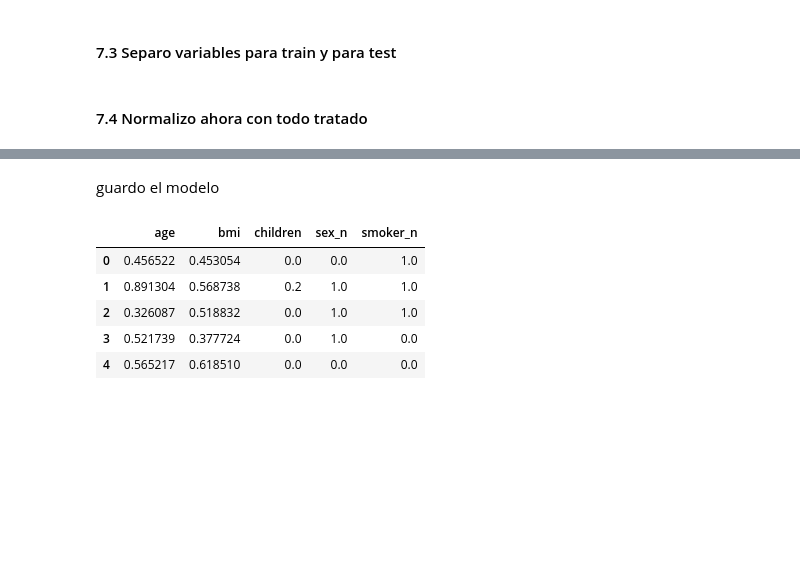
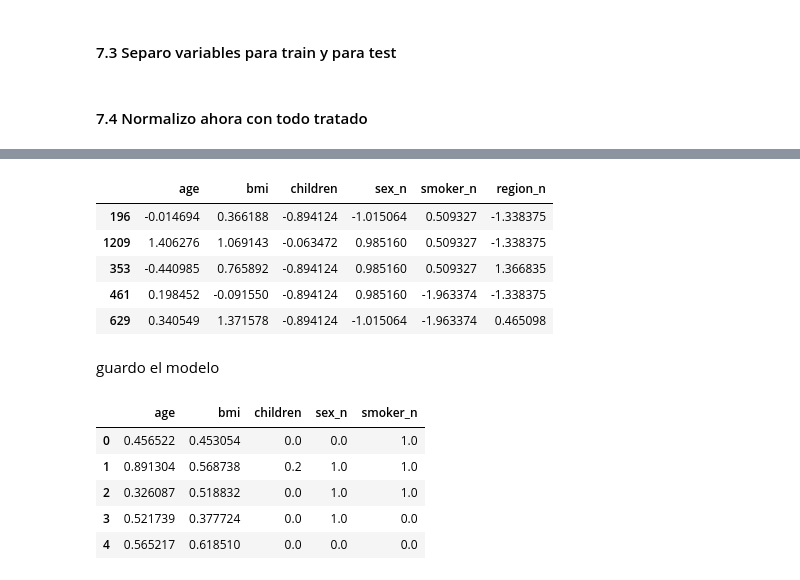
Before and after one commit to 4GeeksAcademy/14-PILAR-MLEARNING-MEDICO, a Jupyter notebook: NOTEBOOK PILAR.V1.ipynb, the cells around one changed output, grey strips where cells are left out. Drawn from its saved outputs; the diff is of its cells as text; code cells hidden in the pictures; blank space fills up the shorter version.

```diff
--- a/NOTEBOOK PILAR.V1.ipynb
+++ b/NOTEBOOK PILAR.V1.ipynb
@@ -871,3 +841,58 @@ df_final.head()
+# %%
+from sklearn.preprocessing import StandardScaler
+import pickle
+import os
+normalizador_con_outliers = StandardScaler()
+normalizador_con_outliers.fit(X_train)
+model_dir = "model"
+os.makedirs(model_dir, exist_ok=True)
+with open(f"{model_dir}/normalizador_con_outliers.pkl", "wb") as file:
+  pickle.dump(normalizador_con_outliers, file)
+X_train_con_outliers_norm = normalizador_con_outliers.transform(X_train)
+if len(num_variables) != X_train_con_outliers_norm.shape[1]:
+    num_variables = X_train.columns.tolist()
+X_train_con_outliers_norm = pd.DataFrame(X_train_con_outliers_norm, index = X_train.index, columns = num_variables)
+X_test_con_outliers_norm = normalizador_con_outliers.transform(X_test)
+X_test_con_outliers_norm = pd.DataFrame(X_test_con_outliers_norm, index = X_test.index, columns = num_variables)
+# Create the directory if it doesn't exist
+output_dir = "models"
+os.makedirs(output_dir, exist_ok=True)
+# GUARDAR LOS DATASETS
+X_train_con_outliers_norm.to_excel(f"{output_dir}/X_train_con_outliers_norm.xlsx", index = False)
+### NORMALIZAMOS EL DATAFRAME SIN OUTLIERS Y LO GUARDAMOS
+# Define X_train_sin_outliers and X_test_sin_outliers if not already defined
+if 'X_train_sin_outliers' not in locals():
+    X_train_sin_outliers = X_train.copy()  # Replace this with your logic to remove outliers
+if 'X_test_sin_outliers' not in locals():
+    X_test_sin_outliers = X_test.copy()  # Replace this with your logic to remove outliers
+
+normalizador_sin_outliers = StandardScaler()
+normalizador_sin_outliers.fit(X_train_sin_outliers)
+
+with open(f"{model_dir}/normalizador_sin_outliers.pkl", "wb") as file:
+  pickle.dump(normalizador_sin_outliers, file)
+
+# Ensure the directory exists before saving
+os.makedirs(model_dir, exist_ok=True)
+with open(f"{model_dir}/normalizador_sin_outliers.pkl", "wb") as file:
+  pickle.dump(normalizador_sin_outliers, file)
+X_train_sin_outliers_norm = normalizador_sin_outliers.transform(X_train_sin_outliers)
+X_train_sin_outliers_norm = pd.DataFrame(X_train_sin_outliers_norm, index = X_train_sin_outliers.index, columns = num_variables)
+X_test_sin_outliers_norm = normalizador_sin_outliers.transform(X_test_sin_outliers)
+X_test_sin_outliers_norm = pd.DataFrame(X_test_sin_outliers_norm, index = X_test_sin_outliers.index, columns = num_variables)
+
+os.makedirs(output_dir, exist_ok=True)
+X_train_sin_outliers_norm.to_excel(f"{output_dir}/X_train_sin_outliers_norm.xlsx", index = False)
+X_test_sin_outliers_norm.to_excel(f"{output_dir}/X_test_sin_outliers_norm.xlsx", index = False)
+
+X_train_con_outliers_norm.head()
+# %% [output]
+|  | age | bmi | children | sex_n | smoker_n | region_n |
+| 196 | -0.014694 | 0.366188 | -0.894124 | -1.015064 | 0.509327 | -1.338375 |
+| 1209 | 1.406276 | 1.069143 | -0.063472 | 0.985160 | 0.509327 | -1.338375 |
+| 353 | -0.440985 | 0.765892 | -0.894124 | 0.985160 | 0.509327 | 1.366835 |
+| 461 | 0.198452 | -0.091550 | -0.894124 | 0.985160 | -1.963374 | -1.338375 |
+| 629 | 0.340549 | 1.371578 | -0.894124 | -1.015064 | -1.963374 | 0.465098 |
 # %% [markdown]
 guardo el modelo
 # %%
```
Also changed, not shown: parts of 9 cells of this notebook.
